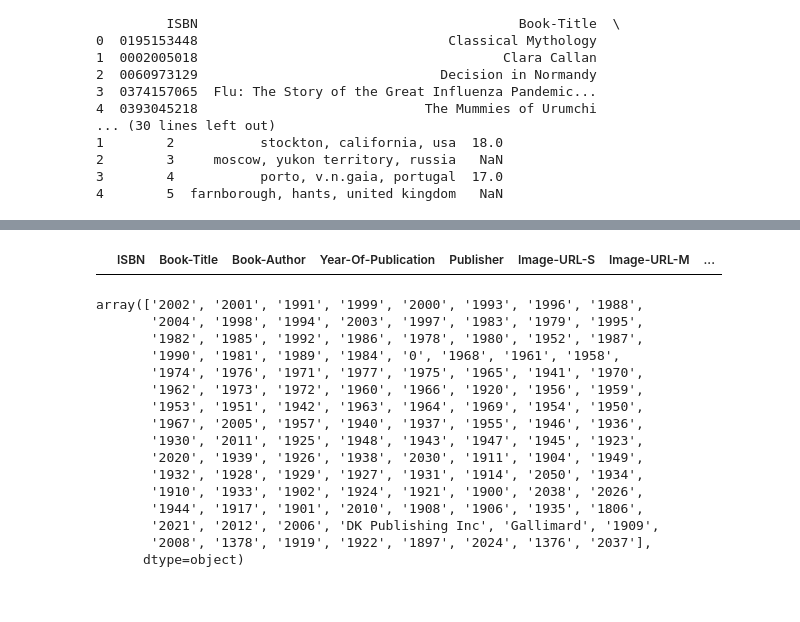
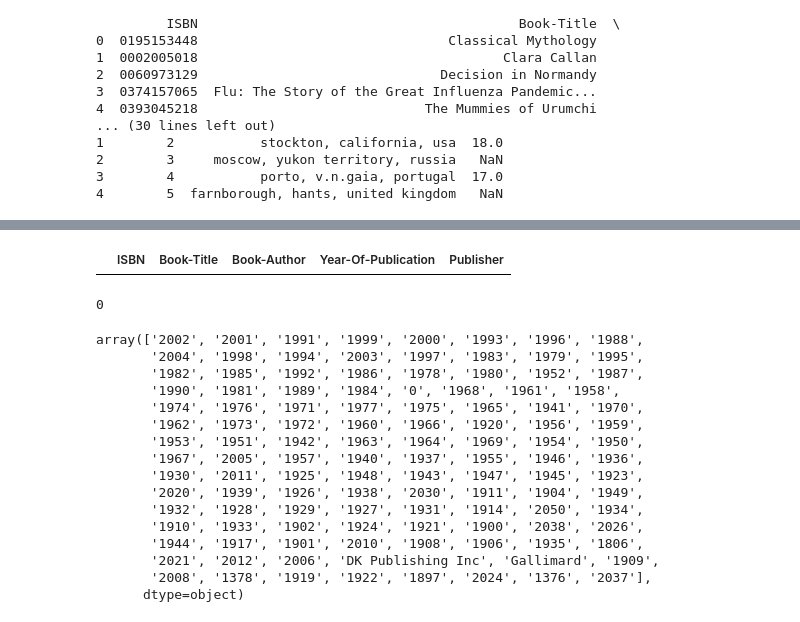
Before and after one commit to bbulls14/svd_book_recommender, a Jupyter notebook: data_cleaner (1).ipynb, the cells around one changed output, grey strips where cells are left out. Cells and saved outputs as stored; diff of their text form; code cells hidden in the pictures.

```diff
--- a/data_cleaner.ipynb
+++ b/data_cleaner (1).ipynb
@@ -53,3 +53,7 @@ None
 | unique | 271360 | 242135 | 102022 | 118 | 16807 | 271044 | 271044 | ... |
 | top | 0195153448 | Selected Poems | Agatha Christie | 2002 | Harlequin | http://images.amazon.com/images/P... | http://images.amazon.com/images/P... | ... |
 | freq | 1 | 27 | 632 | 17627 | 7535 | 2 | 2 | ... |
+# %%
+books = books.drop(['Image-URL-S', 'Image-URL-M', 'Image-URL-L'], axis=1)
+
+print(books.head(1))
@@ -56,3 +66,9 @@ None
+# %%
+#Capitalize ISBN, Book-Title, Book-Author, Publisher
+books['ISBN']=books['ISBN'].str.upper()
+books['Book-Title']=books['Book-Title'].str.upper()
+books['Book-Author']=books['Book-Author'].str.upper()
+books['Publisher']=books['Publisher'].str.upper()
 # %%
 books[books['Book-Author'].isna()]
 # %% [output]
@@ -62,6 +78,6 @@ books[books['Book-Author'].isna()]
 # %%
-books.loc[118033, 'Book-Author'] = "None"
-books.loc[187689, 'Book-Author'] = 'Larissa Anne Downes'
+books.loc[118033, 'Book-Author'] = "NONE"
+books.loc[187689, 'Book-Author'] = 'LARISSA ANNE DOWNES'
 
 books[books['Book-Author'].isna()]
 # %% [output]
@@ -75,30 +91,32 @@ books[books['Publisher'].isna()]
 # %%
-books.loc[128890, 'Publisher'] = 'Mundania Press LLC'
-books.loc[129037, 'Publisher'] = 'Bantam'
+books.loc[128890, 'Publisher'] = 'MUNDANIA PRESS LLC'
+books.loc[129037, 'Publisher'] = 'BANTAM'
 
 books[books['Publisher'].isna()]
 # %% [output]
-|  | ISBN | Book-Title | Book-Author | Year-Of-Publication | Publisher | Image-URL-S | Image-URL-M | ... |
+|  | ISBN | Book-Title | Book-Author | Year-Of-Publication | Publisher |
 # %%
+print(books['Year-Of-Publication'].isna().sum())
 books['Year-Of-Publication'].unique()
 #Fix Publisher, values > 2024,, and values==0
 # %% [output]
-array(['2002', '2001', '1991', '1999', '2000', '1993', '1996', '1988',
-       '2004', '1998', '1994', '2003', '1997', '1983', '1979', '1995',
-       '1982', '1985', '1992', '1986', '1978', '1980', '1952', '1987',
-       '1990', '1981', '1989', '1984', '0', '1968', '1961', '1958',
-       '1974', '1976', '1971', '1977', '1975', '1965', '1941', '1970',
-       '1962', '1973', '1972', '1960', '1966', '1920', '1956', '1959',
-       '1953', '1951', '1942', '1963', '1964', '1969', '1954', '1950',
-       '1967', '2005', '1957', '1940', '1937', '1955', '1946', '1936',
-       '1930', '2011', '1925', '1948', '1943', '1947', '1945', '1923',
-       '2020', '1939', '1926', '1938', '2030', '1911', '1904', '1949',
-       '1932', '1928', '1929', '1927', '1931', '1914', '2050', '1934',
-       '1910', '1933', '1902', '1924', '1921', '1900', '2038', '2026',
-       '1944', '1917', '1901', '2010', '1908', '1906', '1935', '1806',
-       '2021', '2012', '2006', 'DK Publishing Inc', 'Gallimard', '1909',
-       '2008', '1378', '1919', '1922', '1897', '2024', '1376', '2037'],
-      dtype=object)
+0
+array(['2002', '2001', '1991', '1999', '2000', '1993', '1996', '1988',
+       '2004', '1998', '1994', '2003', '1997', '1983', '1979', '1995',
+       '1982', '1985', '1992', '1986', '1978', '1980', '1952', '1987',
+       '1990', '1981', '1989', '1984', '0', '1968', '1961', '1958',
+       '1974', '1976', '1971', '1977', '1975', '1965', '1941', '1970',
+       '1962', '1973', '1972', '1960', '1966', '1920', '1956', '1959',
+       '1953', '1951', '1942', '1963', '1964', '1969', '1954', '1950',
+       '1967', '2005', '1957', '1940', '1937', '1955', '1946', '1936',
+       '1930', '2011', '1925', '1948', '1943', '1947', '1945', '1923',
+       '2020', '1939', '1926', '1938', '2030', '1911', '1904', '1949',
+       '1932', '1928', '1929', '1927', '1931', '1914', '2050', '1934',
+       '1910', '1933', '1902', '1924', '1921', '1900', '2038', '2026',
+       '1944', '1917', '1901', '2010', '1908', '1906', '1935', '1806',
+       '2021', '2012', '2006', 'DK Publishing Inc', 'Gallimard', '1909',
+       '2008', '1378', '1919', '1922', '1897', '2024', '1376', '2037'],
+      dtype=object)
 # %%
 books[books['Year-Of-Publication'] == 'DK Publishing Inc']
 # %% [output]
```
Also changed, not shown: parts of 20 cells of this notebook.
